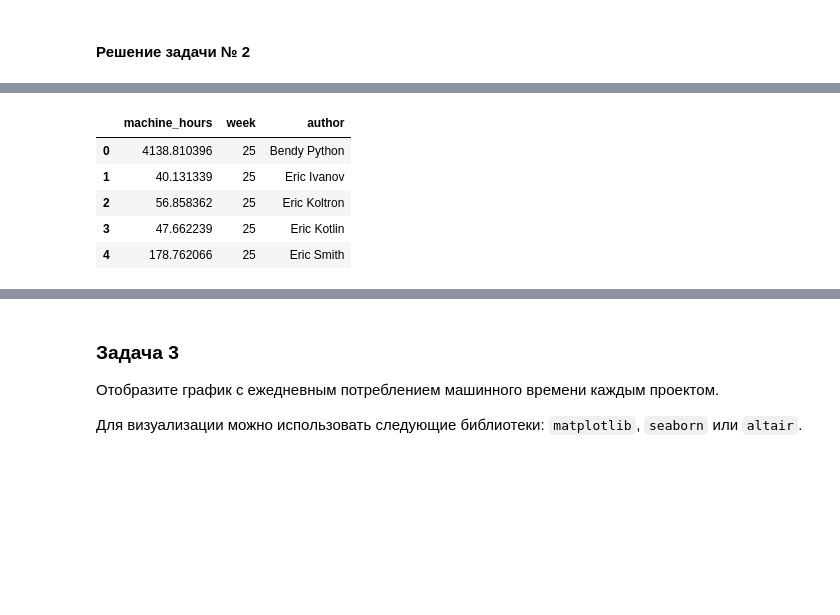
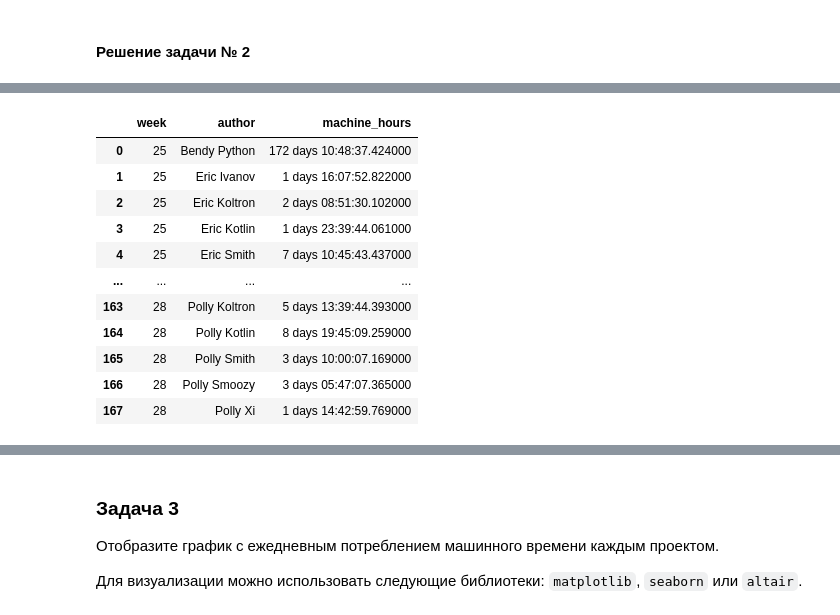
Before and after one commit to ShDarya/Saber_Interactive_Analyst, a Jupyter notebook: test.ipynb, the cells around one changed output, grey strips where cells are left out. Saved outputs shown, nothing was run; the diff lists cells and outputs as text; code cells hidden in the pictures; blank space fills up the shorter version.

```diff
--- a/test.ipynb
+++ b/test.ipynb
@@ -134,6 +133,18 @@ Name: machine_hours, dtype: timedelta64[ns]
 # %%
 # группировка по неделе, автору
 
-group=task_history.groupby(by=['week', 'author'], dropna=True)['machine_hours'].sum()
+group=task_history.groupby(by=['week', 'author'], as_index = False, dropna=True).agg({'machine_hours':sum})
 group
 # %% [output]
+|  | week | author | machine_hours |
+| 0 | 25 | Bendy Python | 172 days 10:48:37.424000 |
+| 1 | 25 | Eric Ivanov | 1 days 16:07:52.822000 |
+| 2 | 25 | Eric Koltron | 2 days 08:51:30.102000 |
+| 3 | 25 | Eric Kotlin | 1 days 23:39:44.061000 |
+| 4 | 25 | Eric Smith | 7 days 10:45:43.437000 |
+| ... | ... | ... | ... |
+| 163 | 28 | Polly Koltron | 5 days 13:39:44.393000 |
+| 164 | 28 | Polly Kotlin | 8 days 19:45:09.259000 |
+| 165 | 28 | Polly Smith | 3 days 10:00:07.169000 |
+| 166 | 28 | Polly Smoozy | 3 days 05:47:07.365000 |
+| 167 | 28 | Polly Xi | 1 days 14:42:59.769000 |
@@ -159,17 +152,3 @@ for i in group.index:
-# %%
-# Создаю ДатаФрейм по полученным данным
-
-df = pd.DataFrame(data=(group/np.timedelta64(1, 'h')).values, columns= ['machine_hours'])
-df['week']=week
-df['author']=author
-df.head()
-# %% [output]
-|  | machine_hours | week | author |
-| 0 | 4138.810396 | 25 | Bendy Python |
-| 1 | 40.131339 | 25 | Eric Ivanov |
-| 2 | 56.858362 | 25 | Eric Koltron |
-| 3 | 47.662239 | 25 | Eric Kotlin |
-| 4 | 178.762066 | 25 | Eric Smith |
 # %%
 # Сортирую Датафрейм
 
```
Also changed, not shown: parts of 20 cells of this notebook.
